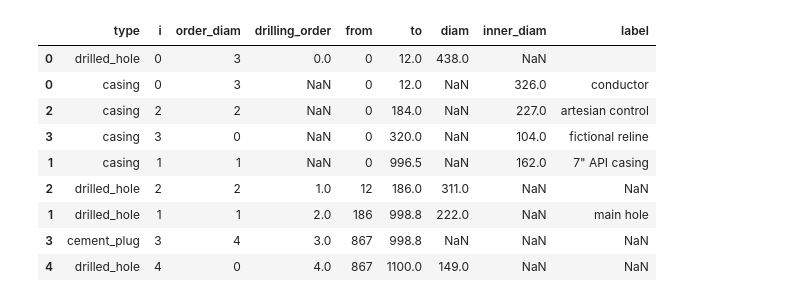
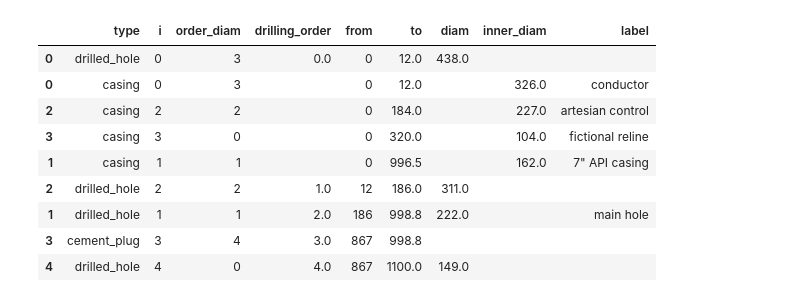
Before and after one commit to kinverarity1/well-schematics, a Jupyter notebook: notebooks/dev simple model.ipynb, the cells around one changed output. Saved outputs shown, nothing was run; the diff lists cells and outputs as text; code cells hidden in the pictures.

```diff
--- a/notebooks/dev simple model.ipynb
+++ b/notebooks/dev simple model.ipynb
@@ -103,21 +68,6 @@ def subset_construction_by_intervals(df):
     for interval in intervals:
         subset = df[(df['from'] < interval[1]) & (df['to'] > interval[0])]
         yield interval, subset
-# %%
-sorted_items = parse_items(items)
-df = parsed_items_to_dataframe(sorted_items)
-df.sort_values(['from', 'to'])
-# %% [output]
-|  | type | i | order_diam | drilling_order | from | to | diam | inner_diam | label |
-| 0 | drilled_hole | 0 | 3 | 0.0 | 0 | 12.0 | 438.0 | NaN |  |
-| 0 | casing | 0 | 3 | NaN | 0 | 12.0 | NaN | 326.0 | conductor |
-| 2 | casing | 2 | 2 | NaN | 0 | 184.0 | NaN | 227.0 | artesian control |
-| 3 | casing | 3 | 0 | NaN | 0 | 320.0 | NaN | 104.0 | fictional reline |
-| 1 | casing | 1 | 1 | NaN | 0 | 996.5 | NaN | 162.0 | 7" API casing |
-| 2 | drilled_hole | 2 | 2 | 1.0 | 12 | 186.0 | 311.0 | NaN | NaN |
-| 1 | drilled_hole | 1 | 1 | 2.0 | 186 | 998.8 | 222.0 | NaN | main hole |
-| 3 | cement_plug | 3 | 4 | 3.0 | 867 | 998.8 | NaN | NaN | NaN |
-| 4 | drilled_hole | 4 | 0 | 4.0 | 867 | 1100.0 | 149.0 | NaN | NaN |
 # %%
 def parse(items):
     if isinstance(items, pd.DataFrame):
@@ -126,0 +162,31 @@ def parse(items):
+# %%
+items = [
+    {"type": "drilled_hole", "from": 0, "to": 12, "diam": 438, "drilling_order": 0, "label": ""},
+    {"type": "drilled_hole", "from": 186, "to": 998.8, "diam": 222, "drilling_order": 2, "label": "main hole"},
+    {"type": "drilled_hole", "from": 12, "to": 186, "diam": 311, "drilling_order": 1},
+    {"type": "cement_plug", "from": 867, "to": 998.8, "drilling_order": 3},
+    {"type": "drilled_hole", "from": 867, "to": 1100, "diam": 149, "drilling_order": 4 },
+    {"type": "casing", "from": 0, "to": 12, "inner_diam": 326, "label": "conductor"},
+    {"type": "cemented_annulus", "from": 0, "to": 12, "inner_annulus_diam": 326},
+    {"type": "casing", "from": 0, "to": 996.5, "inner_diam": 162, "label": "7\" API casing"},
+    {"type": "cemented_annulus", "from": 53, "to": 996.5, "inner_annulus_diam": 162},
+    {"type": "casing", "from": 0, "to": 184, "inner_diam": 227, "label": "artesian control"},
+    {"type": "cemented_annulus", "from": 0, "to": 184, "inner_annulus_diam": 227},
+    {"type": "casing", "from": 0, "to": 320, "inner_diam": 104, "label": "fictional reline"},
+    {"type": "cemented_annulus", "from": 0, "to": 50, "inner_annulus_diam": 104},
+]
+
+sorted_items = parse_items(items)
+df = parsed_items_to_dataframe(sorted_items)
+df.sort_values(['from', 'to']).fillna('')
+# %% [output]
+|  | type | i | order_diam | drilling_order | from | to | diam | inner_diam | label |
+| 0 | drilled_hole | 0 | 3 | 0.0 | 0 | 12.0 | 438.0 |  |  |
+| 0 | casing | 0 | 3 |  | 0 | 12.0 |  | 326.0 | conductor |
+| 2 | casing | 2 | 2 |  | 0 | 184.0 |  | 227.0 | artesian control |
+| 3 | casing | 3 | 0 |  | 0 | 320.0 |  | 104.0 | fictional reline |
+| 1 | casing | 1 | 1 |  | 0 | 996.5 |  | 162.0 | 7" API casing |
+| 2 | drilled_hole | 2 | 2 | 1.0 | 12 | 186.0 | 311.0 |  |  |
+| 1 | drilled_hole | 1 | 1 | 2.0 | 186 | 998.8 | 222.0 |  | main hole |
+| 3 | cement_plug | 3 | 4 | 3.0 | 867 | 998.8 |  |  |  |
+| 4 | drilled_hole | 4 | 0 | 4.0 | 867 | 1100.0 | 149.0 |  |  |
```
Also changed, not shown: parts of 7 cells of this notebook, 1 other file.
